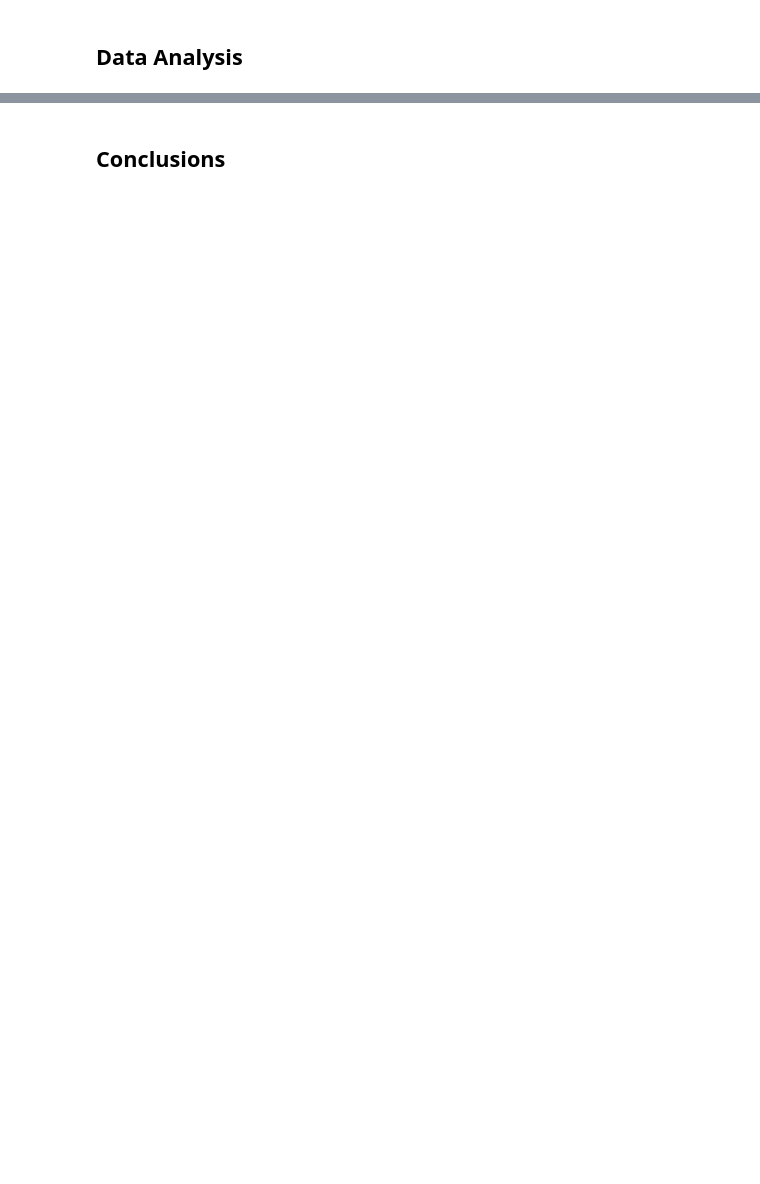
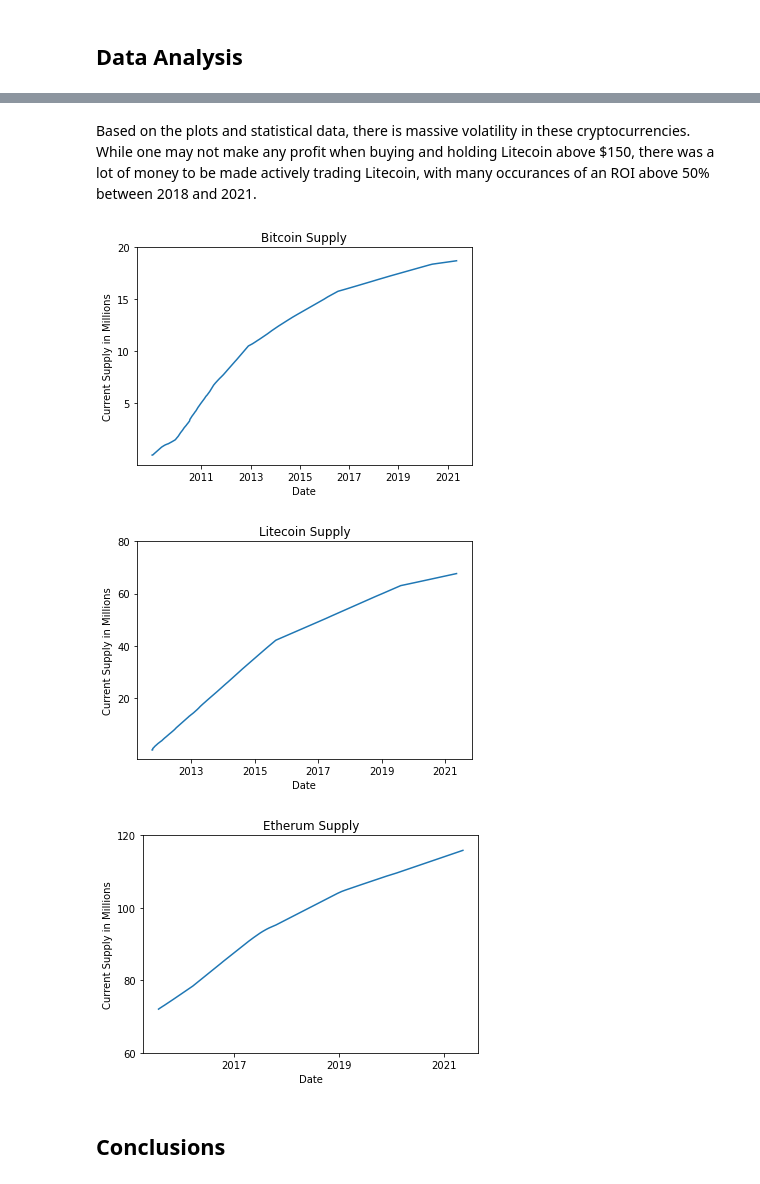
Before and after one commit to bqtphan/Analyzing-Cryptocurrencies, a Jupyter notebook: Analyzing Cryptocurrencies.ipynb, the cells around one changed output, grey strips where cells are left out. Drawn from its saved outputs; the diff is of its cells as text; code cells hidden in the pictures; blank space fills up the shorter version.

```diff
--- a/Analyzing Cryptocurrencies.ipynb
+++ b/Analyzing Cryptocurrencies.ipynb
@@ -38,2 +177,32 @@ SplyExpFut10yr
+# %% [markdown]
+Based on the plots and statistical data, there is massive volatility in these cryptocurrencies. While one may not make any profit when buying and holding Litecoin above $150, there was a lot of money to be made actively trading Litecoin, with many occurances of an ROI above 50% between 2018 and 2021.
+# %%
+plt.plot(btc['date'],btc['SplyCur'])
+plt.xlabel('Date')
+plt.ylabel('Current Supply in Millions')
+plt.title('Bitcoin Supply')
+plt.xticks(['2011-01-01','2013-01-01','2015-01-01','2017-01-01','2019-01-01','2021-01-01'],['2011','2013','2015','2017','2019','2021'])
+plt.yticks([5000000, 10000000,15000000,20000000],[5,10,15,20])
+plt.show()
+
+plt.plot(ltc['date'],ltc['SplyCur'])
+plt.xlabel('Date')
+plt.ylabel('Current Supply in Millions')
+plt.title('Litecoin Supply')
+plt.xticks(['2013-01-01','2015-01-01','2017-01-01','2019-01-01','2021-01-01'],['2013','2015','2017','2019','2021'])
+plt.yticks([20000000, 40000000,60000000,80000000],[20,40,60,80])
+plt.show()
+
+plt.plot(eth['date'],eth['SplyCur'])
+plt.xlabel('Date')
+plt.ylabel('Current Supply in Millions')
+plt.title('Etherum Supply')
+plt.xticks(['2017-01-01','2019-01-01','2021-01-01'],['2017','2019','2021'])
+plt.yticks([60000000, 80000000,100000000,120000000],[60,80,100,120])
+plt.show()
+# %% [output]
+[figure, added]
+[figure, added]
+[figure, added]
 # %% [markdown]
 ## Conclusions
```
Also changed, not shown: parts of 16 cells of this notebook.
